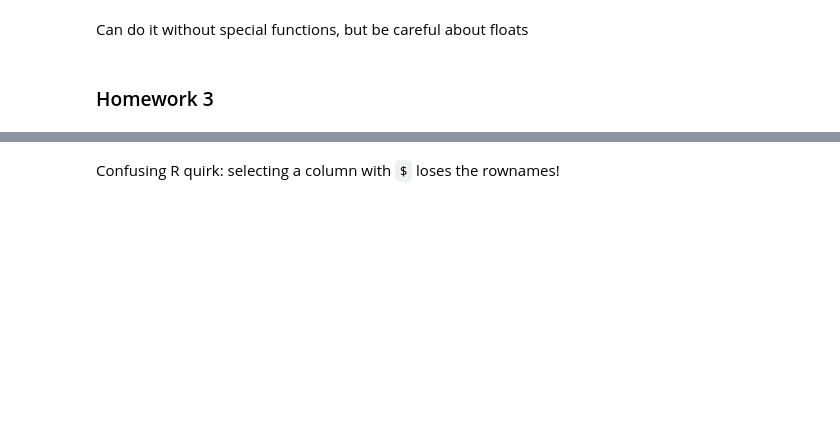
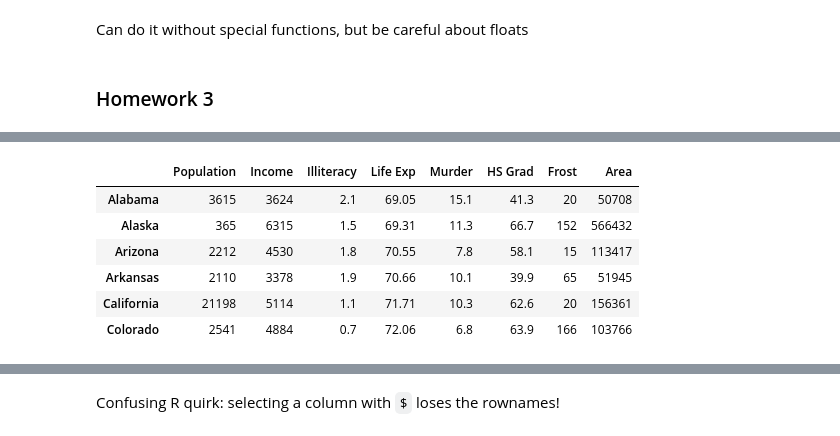
Before and after one commit to varao/varao.github.io, a Jupyter notebook: stat598z_fall17/lect12.ipynb, the cells around one changed output, grey strips where cells are left out. Cells and saved outputs as stored; diff of their text form; code cells hidden in the pictures; blank space fills up the shorter version.

```diff
--- a/stat598z_fall17/lect12.ipynb
+++ b/stat598z_fall17/lect12.ipynb
@@ -65,7 +77,15 @@ str(state_map)
 # %%
 state_info <- as.data.frame(state.x77)
-str(state_info)
-head(state_info)
+#str(state_info)
+(head(state_info))
+# %% [output]
+|  | Population | Income | Illiteracy | Life Exp | Murder | HS Grad | Frost | Area |
+| Alabama | 3615 | 3624 | 2.1 | 69.05 | 15.1 | 41.3 | 20 | 50708 |
+| Alaska | 365 | 6315 | 1.5 | 69.31 | 11.3 | 66.7 | 152 | 566432 |
+| Arizona | 2212 | 4530 | 1.8 | 70.55 | 7.8 | 58.1 | 15 | 113417 |
+| Arkansas | 2110 | 3378 | 1.9 | 70.66 | 10.1 | 39.9 | 65 | 51945 |
+| California | 21198 | 5114 | 1.1 | 71.71 | 10.3 | 62.6 | 20 | 156361 |
+| Colorado | 2541 | 4884 | 0.7 | 72.06 | 6.8 | 63.9 | 166 | 103766 |
 # %%
 for(nm in rownames(state_info)) { # Buggy!
   state_map$InfoValue[state_map$region == tolower(nm)] <-
```
Also changed, not shown: parts of 13 cells of this notebook, 2 other files.
